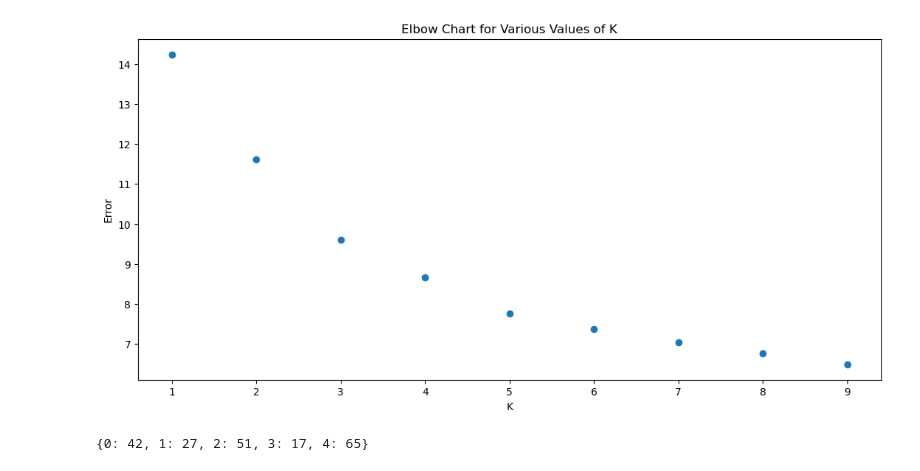
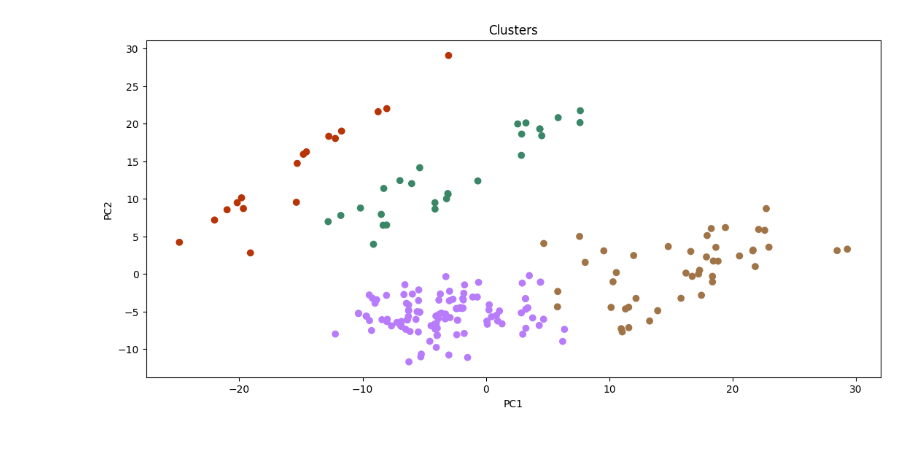
Before and after one commit to haha5751/CarClustering, a Jupyter notebook: projectFour.ipynb, the cells around one changed output. Cells and saved outputs as stored; diff of their text form; code cells hidden in the pictures; blank space fills up the shorter version.

Commit message:
finished visualizations

```diff
--- a/projectFour.ipynb
+++ b/projectFour.ipynb
@@ -143,16 +156,7 @@ for n in range(1, 10):
-# %%
-plt.figure(figsize = (13, 6))
-plt.title("Elbow Chart for Various Values of K")
-plt.xlabel("K")
-plt.ylabel("Error")
-plt.scatter((1, 2, 3, 4, 5, 6, 7, 8, 9), meanErrors)
-plt.show()
-plt.close()
-# %% [output]
-[figure, removed]
 # %%
-# best value for k is 5 according to the chart above
-k = 5
+# best value for k is 4 according to the chart above
+
+k = 4
 centroids = []
 clusters = []
 error = float('inf')
@@ -167,24 +171,32 @@ for x in range(20):
         clusters = tempClusters
         error = tempError
 # %%
+# visualize using primary component analysis
+
+PCA2D = PCA(n_components = 2)
+solved = pd.DataFrame(PCA2D.fit_transform(df.drop(["car_name"], axis = 1)))
+solved.columns = ["PC1", "PC2"]
+
+# https://www.kaggle.com/code/minc33/visualizing-high-dimensional-clusters/notebook#Clustering:
+
 colors = [""] * len(clusters)
+names = [""] * len(clusters)
 for i in range(k):
     color = "#%06x".upper() % rd.randint(0, 0xFFFFFF)
     for j in range(len(clusters)):
         if clusters[j] == i:
             colors[j] = color
 
-# freq = {x: 0 for x in range(k)}
-# for cluster in clusters:
-#     freq[cluster] = freq.get(cluster) + 1
+freq = {x: 0 for x in range(k)}
+for cluster in clusters:
+    freq[cluster] = freq.get(cluster) + 1
 
-# plt.figure(figsize = (13, 6))
-# plt.title("Clusters")
-# plt.xlabel("X Axis Value")
-# plt.ylabel("Y Axis Value")
-# plt.scatter([x for x in df['max_torque_nm']], [x for x in df['fuel_tank_capacity']], c = colors)
-# plt.scatter([x[1] for x in centroids], [x[2] for x in centroids], c = 'red', marker='+')
-# plt.show()
-# plt.close()
+plt.figure(figsize = (13, 6))
+plt.title("Clusters")
+plt.xlabel("PC1")
+plt.ylabel("PC2")
+plt.scatter([x for x in solved['PC1']], [x for x in solved['PC2']], c = colors)
+plt.show()
+plt.close()
 # %% [output]
-{0: 42, 1: 27, 2: 51, 3: 17, 4: 65}
+[figure, added]
```
Also changed, not shown: parts of 5 cells of this notebook.
